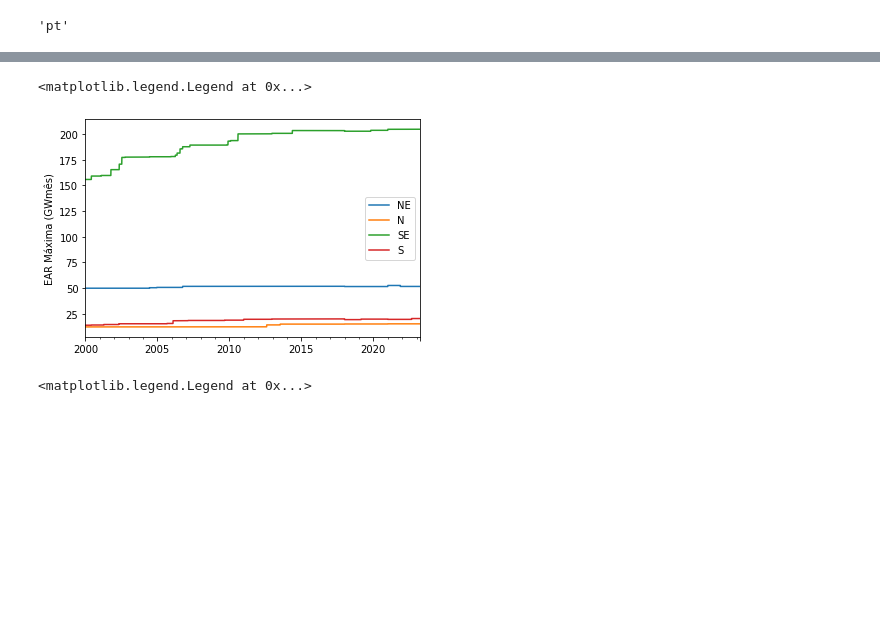
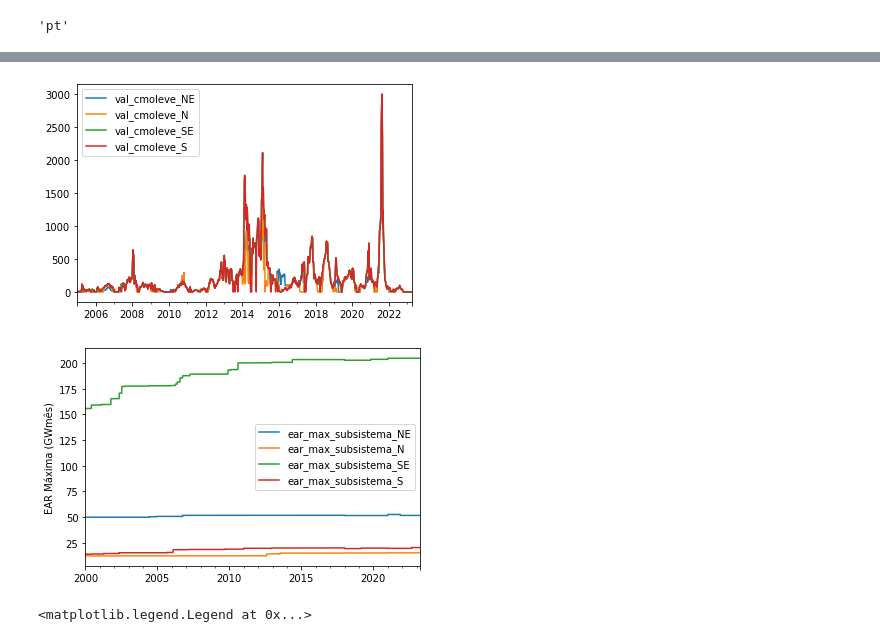
Before and after one commit to Rafa3lAlbuqueruqe/Planejamento_energetico_trabalhos, a Jupyter notebook: Seminário 1 - CMSE/dados_abertos_tratamento.ipynb, the cells around one changed output, grey strips where cells are left out. Cells and saved outputs as stored; diff of their text form; code cells hidden in the pictures; blank space fills up the shorter version.

```diff
--- a/Seminário 1 - CMSE/dados_abertos_tratamento.ipynb
+++ b/Seminário 1 - CMSE/dados_abertos_tratamento.ipynb
@@ -50,7 +70,10 @@ final_dataframe = pd.concat(list(dataframe_dict.values()),axis=1)
+# %%
+ax = (final_CMO_dataframe[final_CMO_dataframe.columns[1::4]]).plot(xlabel='')
+# %% [output]
+[figure, added]
 # %%
-ax = (final_dataframe[final_dataframe.columns[0::3]]/1000).plot(ylabel='EAR Máxima (GWmês)', xlabel='')
-ax.legend(['NE','N','SE','S'])
+ax = (final_EAR_dataframe[final_EAR_dataframe.columns[0::3]]/1000).plot(ylabel='EAR Máxima (GWmês)', xlabel='')
+#ax.legend(['NE','N','SE','S'])
 # %% [output]
-<matplotlib.legend.Legend at 0x...>
-[figure, old version]
+[figure, new version]
 # %%
```
Also changed, not shown: parts of 25 cells of this notebook, 21 other files.
